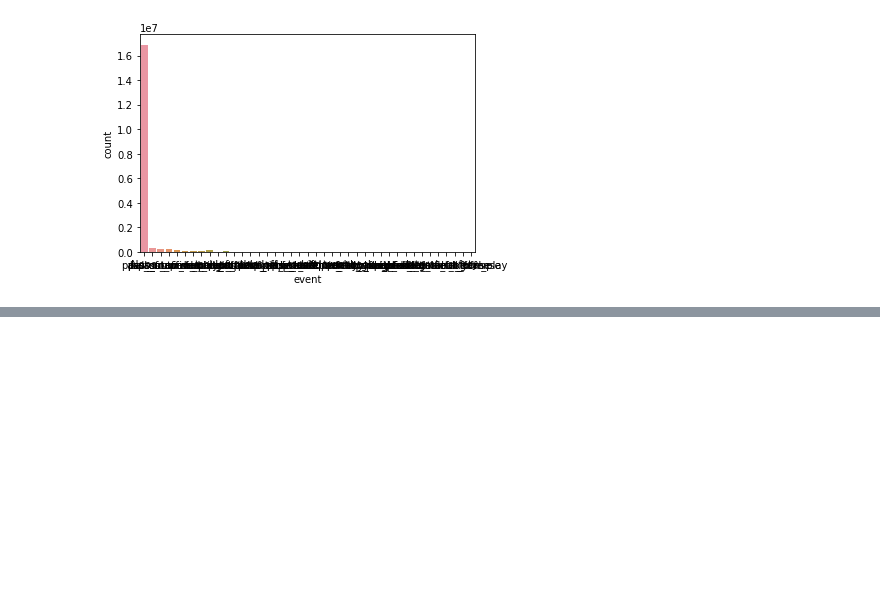
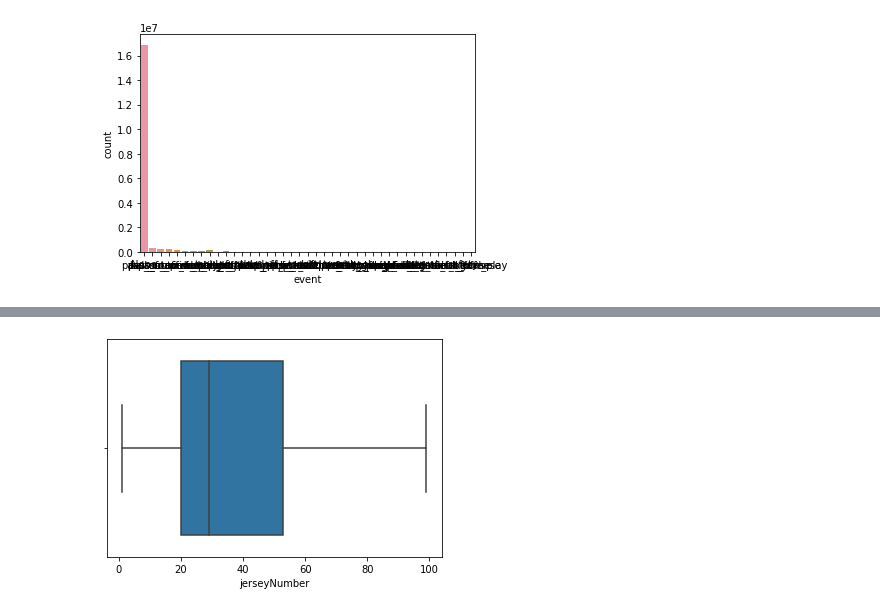
Before and after one commit to kilee722/Aiding-Africa-Mathematical-Model-of-Disease-Relief-Plan-, a Jupyter notebook: nfl_big_data_bowl_2021.ipynb, the cells around one changed output, grey strips where cells are left out. Drawn from its saved outputs; the diff is of its cells as text; code cells hidden in the pictures; blank space fills up the shorter version.

```diff
--- a/nfl_big_data_bowl_2021.ipynb
+++ b/nfl_big_data_bowl_2021.ipynb
@@ -637,0 +646,4 @@ cnt('event', weekly_data)
+# %%
+bxp('jerseyNumber', weekly_data)
+# %% [output]
+[figure, added]
```
Also changed, not shown: parts of 7 cells of this notebook.
